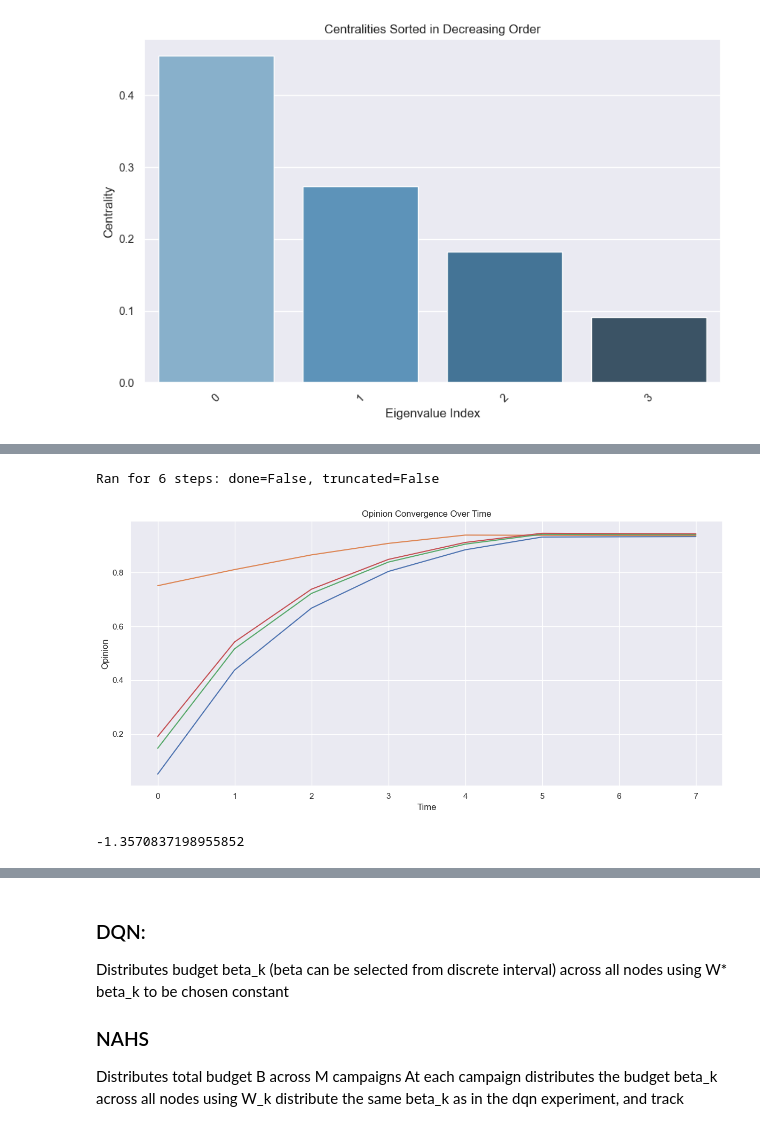
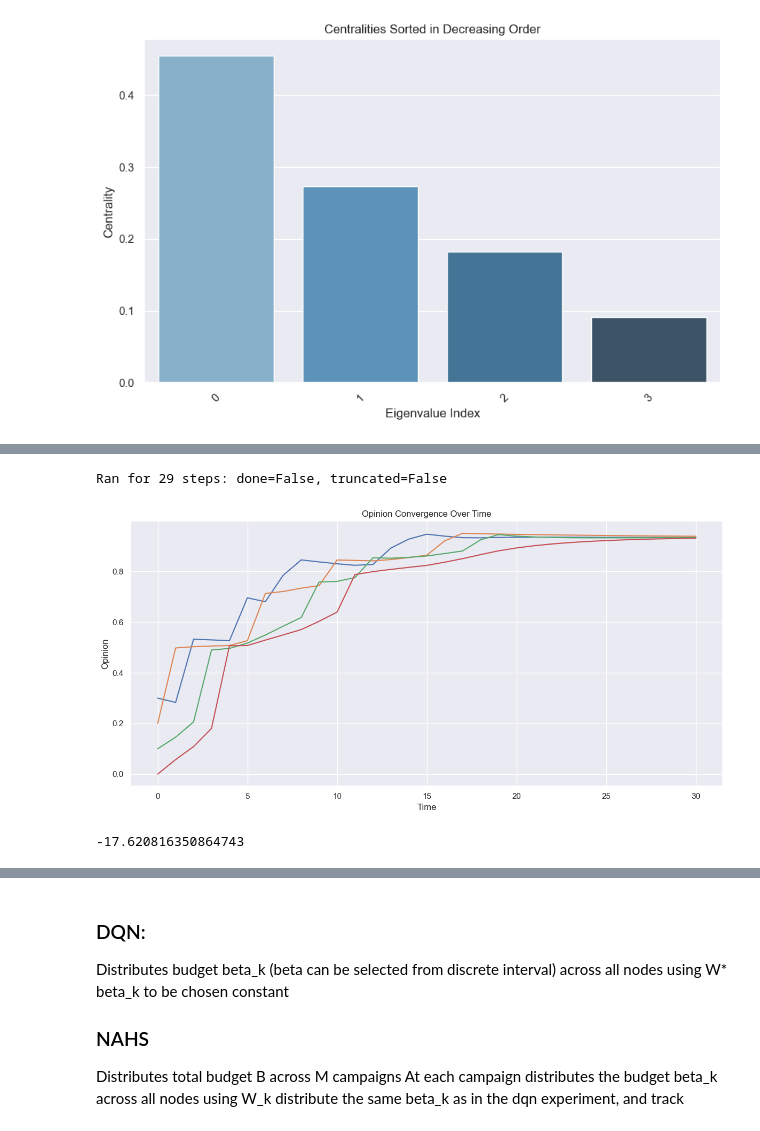
Before and after one commit to mariusdgm/phd-rl-algos, a Jupyter notebook: dqn/opinion_dynamics/experiments/baseline_dp_od.ipynb, the cells around one changed output, grey strips where cells are left out. Cells and saved outputs as stored; diff of their text form; code cells hidden in the pictures.

```diff
--- a/dqn/opinion_dynamics/experiments/baseline_dp_od.ipynb
+++ b/dqn/opinion_dynamics/experiments/baseline_dp_od.ipynb
@@ -138,18 +219,21 @@ array([[0.3       , 0.2       , 0.1       , 0.        ],
 env = build_environment()
 
 # Adjusted parameters
-beta = env.control_beta
-gamma = 0.9
 step_duration = env.tau
 max_total_budget = 0.6
+action_levels = [0, 0.2, 0.4]
 
 V = value_iteration(env,
-                    action_levels=[0, 0.2, 0.4],
+                    action_levels=action_levels,
                     nx=nx,
                     gamma=gamma,
-                    beta=beta,
                     step_duration=step_duration,
                     max_total_budget=max_total_budget)
 policy = extract_policy(
-    env, V, action_levels=[0, 0.2, 0.4], nx=nx, gamma=gamma, beta=beta, step_duration=step_duration
+    env,
+    V,
+    action_levels=action_levels,
+    nx=nx, gamma=gamma,
+    step_duration=step_duration,
+    max_total_budget=max_total_budget
 )
@@ -164,20 +250,20 @@ for node_index in range(env.num_agents):
 # %%
 env = build_environment()
-num_steps = 7
+num_steps = 30
 
 opinions_over_time, time_points, rewards = run_policy(env, policy, nx=nx, step_duration=env.tau, max_steps=num_steps)
 plot_opinions_over_time(opinions_over_time)
 # sum(rewards)
 
 total_value = 0
 for i, r in enumerate(rewards):
     total_value = total_value + (gamma**i) * r
 
 total_value
 # %% [output]
-Ran for 6 steps: done=False, truncated=False
+Ran for 29 steps: done=False, truncated=False
-[figure, old version]
+[figure, new version]
--1.3570837198955852
+-17.620816350864743
 # %%
 env.opinions
 # %% [output]
```
Also changed, not shown: parts of 8 cells of this notebook, 8 other files.
